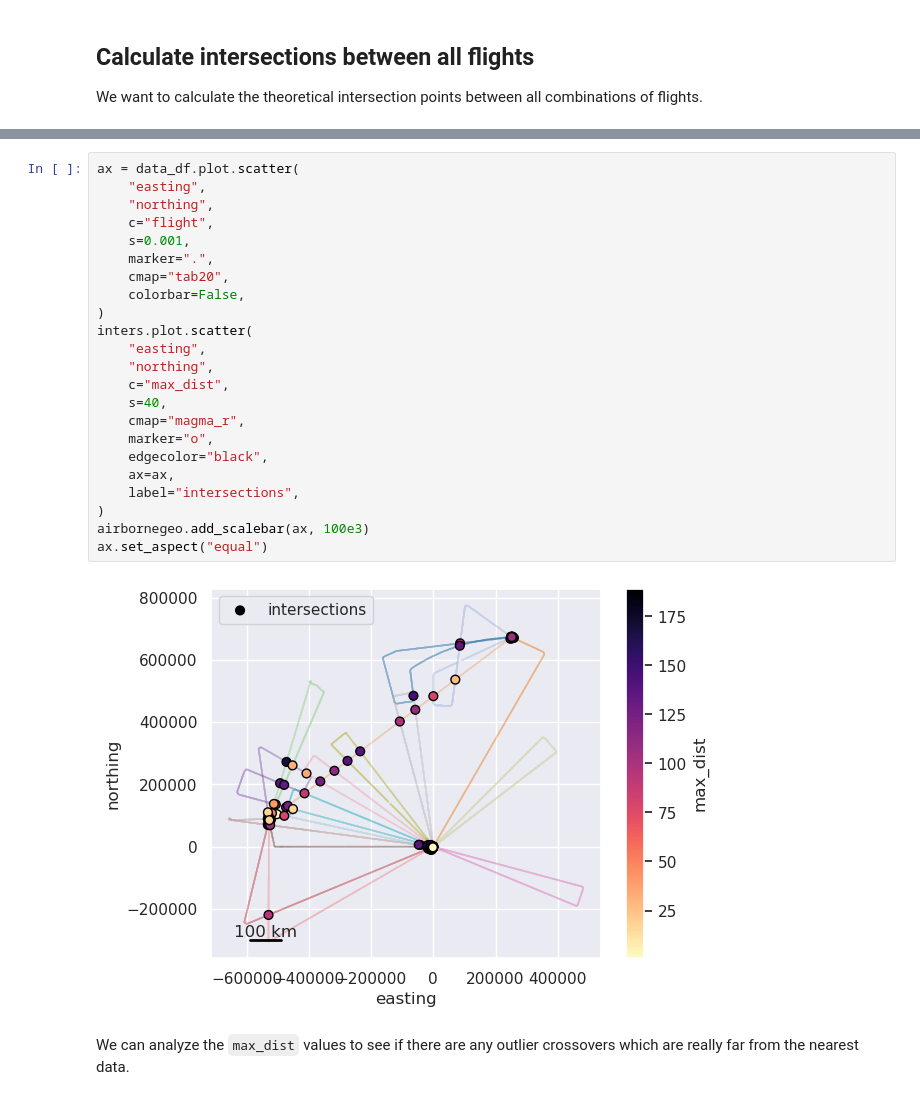
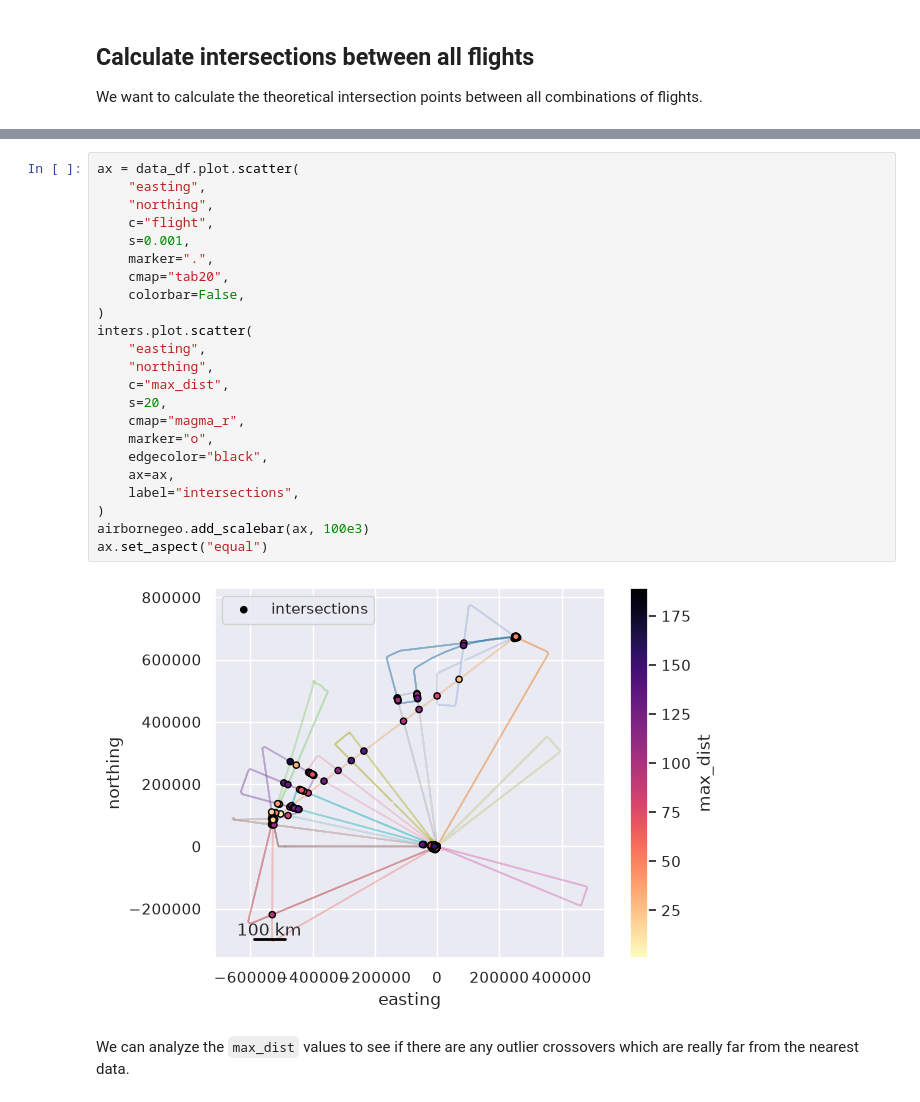
Before and after one commit to GeoToolkits/airbornegeo, a Jupyter notebook: docs/crossovers_03_network_intersections.ipynb, the cells around one changed output, grey strips where cells are left out. Saved outputs shown, nothing was run; the diff lists cells and outputs as text.

```diff
--- a/docs/crossovers_03_network_intersections.ipynb
+++ b/docs/crossovers_03_network_intersections.ipynb
@@ -132,28 +132,28 @@ INFO:airbornegeo:found 166 intersections
 # %%
 ax = data_df.plot.scatter(
     "easting",
     "northing",
     c="flight",
     s=0.001,
     marker=".",
     cmap="tab20",
     colorbar=False,
 )
 inters.plot.scatter(
     "easting",
     "northing",
     c="max_dist",
-    s=40,
+    s=20,
     cmap="magma_r",
     marker="o",
     edgecolor="black",
     ax=ax,
     label="intersections",
 )
 airbornegeo.add_scalebar(ax, 100e3)
 ax.set_aspect("equal")
 # %% [output]
-[figure, old version]
+[figure, new version]
 # %% [markdown]
 We can analyze the `max_dist` values to see if there are any outlier crossovers which are really far from the nearest data.
 # %%
```
Also changed, not shown: parts of 16 cells of this notebook, 1 other file.
